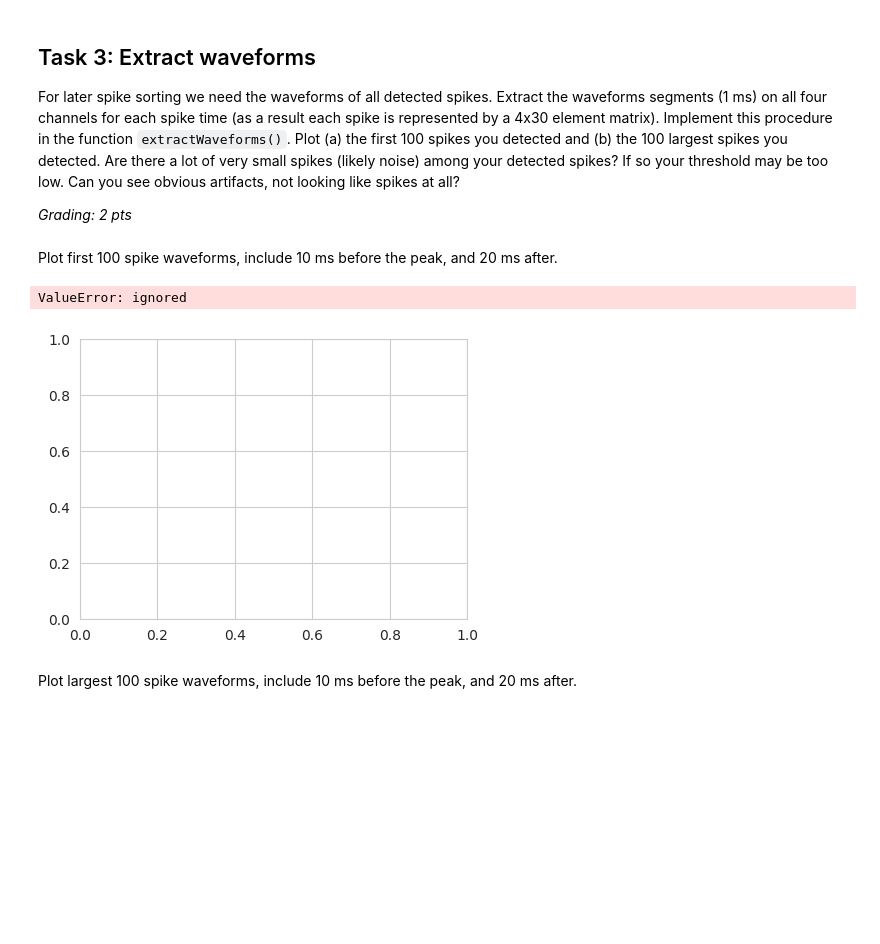
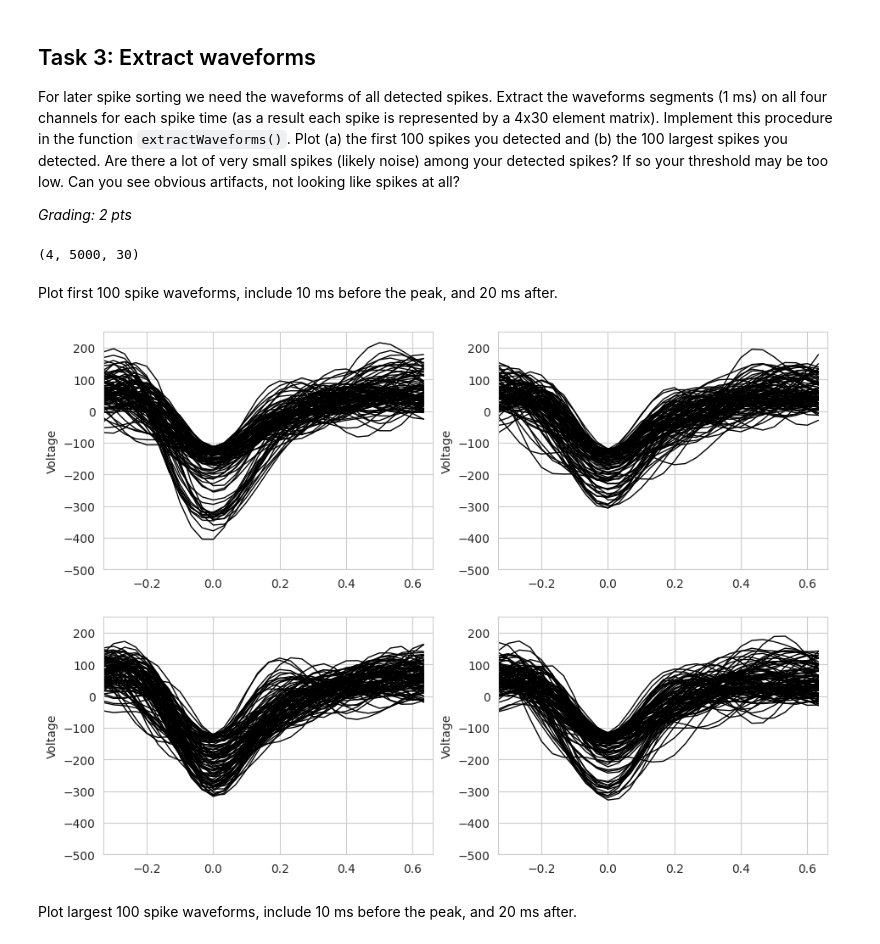
Before and after one commit to hoeksemaa/neural_signal_processing, a Jupyter notebook: notebooks/CodingLab1.ipynb, the cells around one changed output. Cells and saved outputs as stored; diff of their text form; code cells hidden in the pictures; blank space fills up the shorter version.

````diff
--- a/notebooks/CodingLab1.ipynb
+++ b/notebooks/CodingLab1.ipynb
@@ -69,8 +69,22 @@ def filterSignal(x, Fs, low, high):
 
     # Apply the filter
     y = pd.DataFrame()
+    # ran into issue where the last value of columns Ch2, Ch3, Ch4 were NaN value
+    # signal.filtfilt apparently doesn't handle NaN values well
     for column in x:
-        y[column] = signal.filtfilt(b, a, x[column])
+        col_data = x[column]
+
+        # Check for NaN values and handle them accordingly
+        if col_data.isnull().any():
+            # Interpolate NaN values or fill with some value
+            # Here we use interpolation, but make sure this is appropriate for your data
+            col_data = col_data.interpolate(method='linear', limit_direction='both')
+
+            # If the last value is NaN, replace it with the previous one
+            if np.isnan(col_data.iloc[-1]):
+                col_data.iloc[-1] = col_data.iloc[-2]
+
+        y[column] = signal.filtfilt(b, a, col_data)
 
     return y
 # %%
@@ -166,15 +184,3 @@ for i, col in enumerate(xf):
 For later spike sorting we need the waveforms of all detected spikes. Extract the waveforms segments (1 ms) on all four channels for each spike time (as a result each spike is represented by a 4x30 element matrix). Implement this procedure in the function ```extractWaveforms()```. Plot (a) the first 100 spikes you detected and (b) the 100 largest spikes you detected. Are there a lot of very small spikes (likely noise) among your detected spikes? If so your threshold may be too low. Can you see obvious artifacts, not looking like spikes at all?
 
 *Grading: 2 pts*
-# %%
-def extractWaveforms(x, s):
-# Extract spike waveforms.
-#   w = extractWaveforms(x, s) extracts the waveforms at times s (given in
-#   samples) from the filtered signal x using a fixed window around the
-#   times of the spikes. The return value w is a 3d array of size
-#   length(window) x #spikes x #channels.
-    w = []
-    for row in range(len(s)):
-      waveforms = [x[index-(round(10 / dt)): index+(round(20 / dt))] for index in s[row]]
-      w.append(waveforms)
-    return w
@@ -181,21 +244,25 @@ def extractWaveforms(x, s):
 # %%
 w = extractWaveforms(xf.values, s, dt)
+w.shape
+# %% [output]
+(4, 5000, 30)
 # %% [markdown]
 Plot first 100 spike waveforms, include 10 ms before the peak, and 20 ms after.
 # %%
 t = np.arange(-10,20) * dt * 1000
+how_many = 100
 
 plt.figure(figsize=(11, 8))
 
 for i, col in enumerate(xf):
     plt.subplot(2,2,i+1)
-    plt.plot(t,w[:,1:100,i],'k', linewidth=1)
+    for j in range(how_many):
+      plt.plot(t,w[i,j,:],'k', linewidth=1)
     plt.ylim((-500, 250))
     plt.xlim((-0.33,0.66))
     plt.ylabel('Voltage')
 # %% [output]
-ValueError: ignored
-[figure, old version]
+[figure, new version]
 # %% [markdown]
 Plot largest 100 spike waveforms, include 10 ms before the peak, and 20 ms after.
 # %%
````
Also changed, not shown: parts of 5 cells of this notebook.
